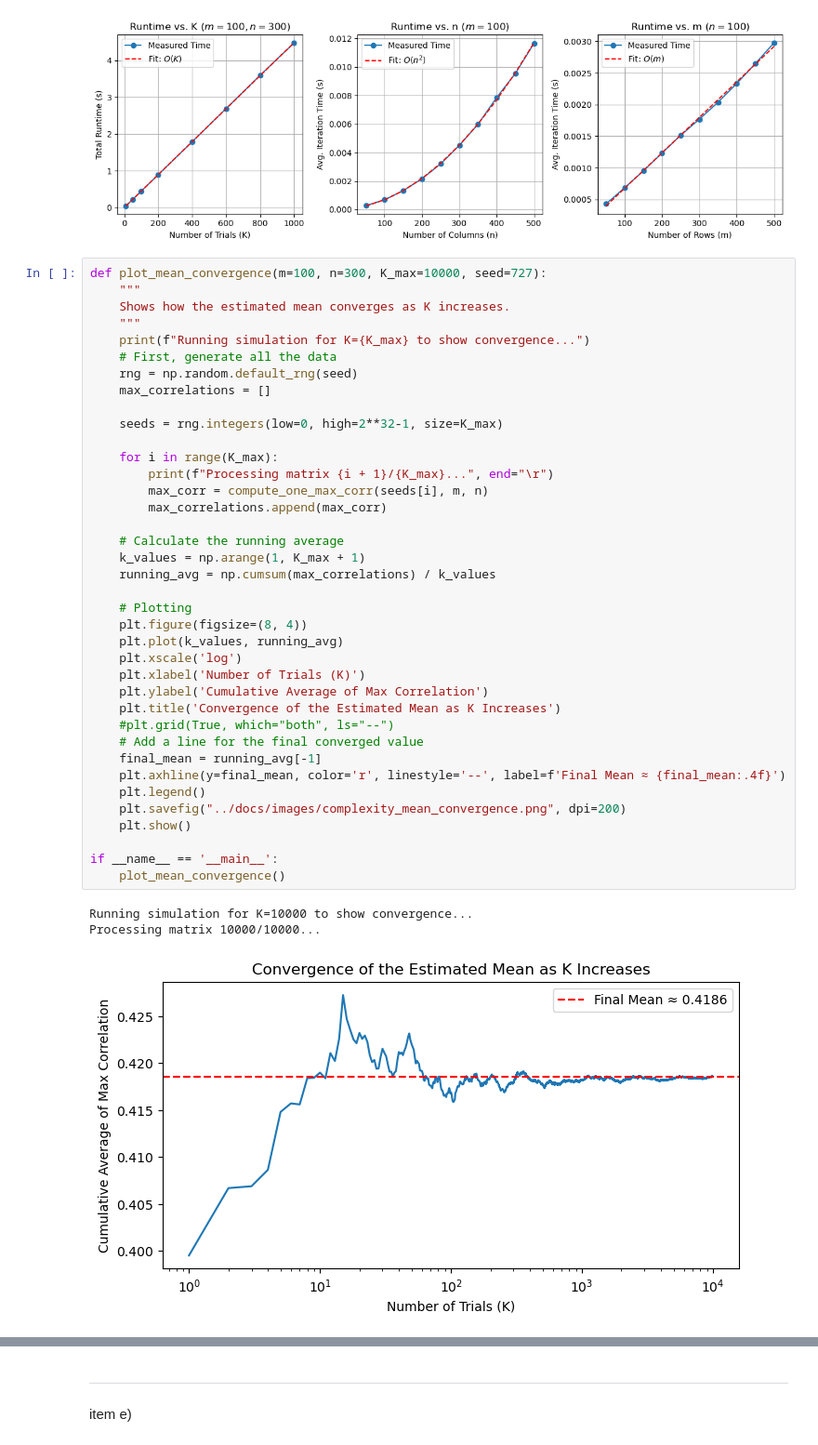
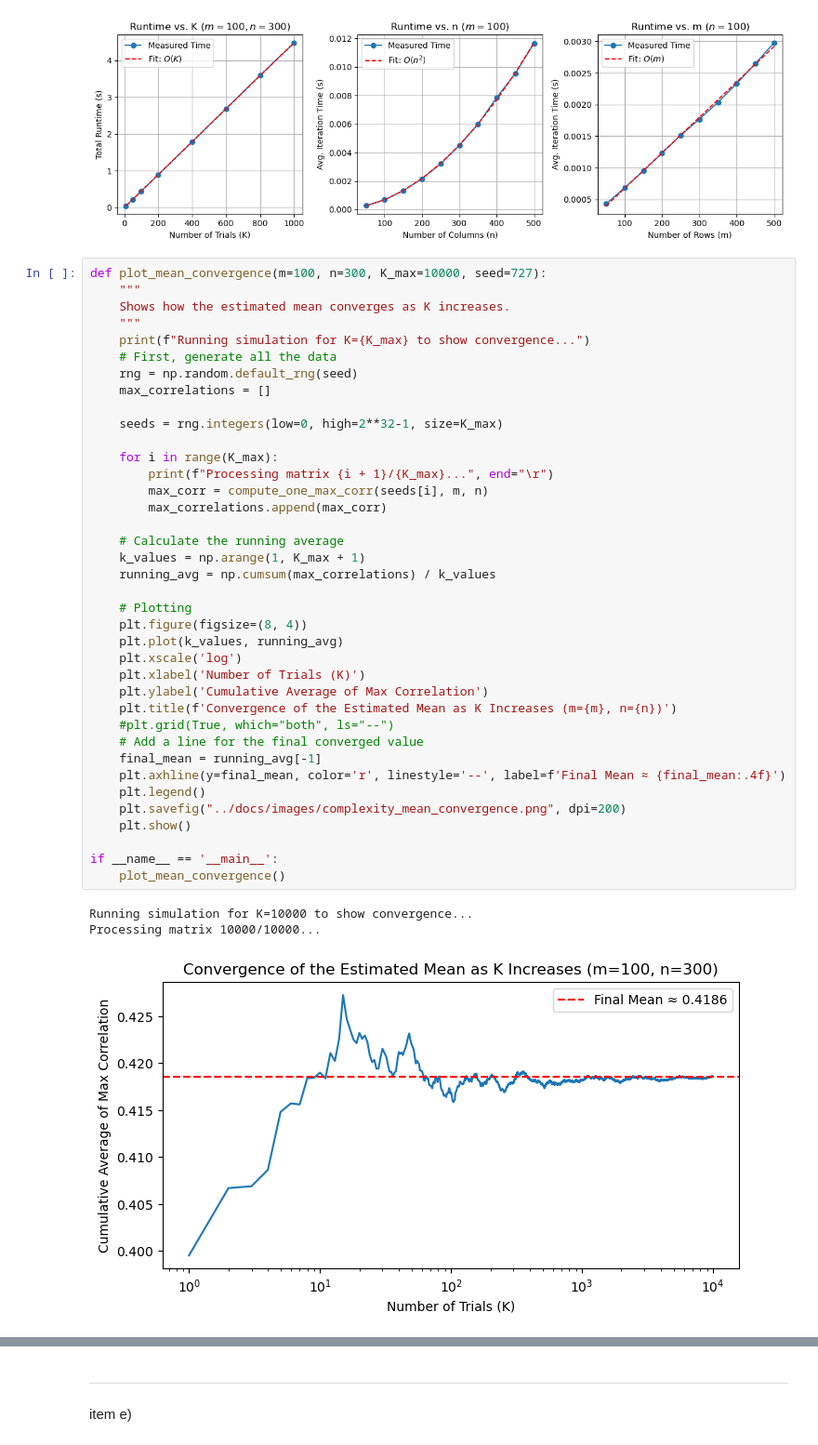
Before and after one commit to arthurabello/nla-assignment-4, a Jupyter notebook: src/assignment.ipynb, the cells around one changed output, grey strips where cells are left out. Shown at 93% size. Cells and saved outputs as stored; diff of their text form.

Commit message:
fix(jupyter|report): further analysis of the choice of K and convergence

```diff
--- a/src/assignment.ipynb
+++ b/src/assignment.ipynb
@@ -567,35 +575,35 @@ def plot_mean_convergence(m=100, n=300, K_max=10000, seed=727):
     seeds = rng.integers(low=0, high=2**32-1, size=K_max)
 
     for i in range(K_max):
         print(f"Processing matrix {i + 1}/{K_max}...", end="\r")
         max_corr = compute_one_max_corr(seeds[i], m, n)
         max_correlations.append(max_corr)
 
     # Calculate the running average
     k_values = np.arange(1, K_max + 1)
     running_avg = np.cumsum(max_correlations) / k_values
 
     # Plotting
     plt.figure(figsize=(8, 4))
     plt.plot(k_values, running_avg)
     plt.xscale('log')
     plt.xlabel('Number of Trials (K)')
     plt.ylabel('Cumulative Average of Max Correlation')
-    plt.title('Convergence of the Estimated Mean as K Increases')
+    plt.title(f'Convergence of the Estimated Mean as K Increases (m={m}, n={n})')
     #plt.grid(True, which="both", ls="--")
     # Add a line for the final converged value
     final_mean = running_avg[-1]
     plt.axhline(y=final_mean, color='r', linestyle='--', label=f'Final Mean ≈ {final_mean:.4f}')
     plt.legend()
     plt.savefig("../docs/images/complexity_mean_convergence.png", dpi=200)
     plt.show()
 
 if __name__ == '__main__':
     plot_mean_convergence()
 # %% [output]
 Running simulation for K=10000 to show convergence...
 Processing matrix 10000/10000...
-[figure, old version]
+[figure, new version]
 # %%
 def plot_mean_convergence_parallel(m=100, n=300, K_max=100000, seed=727):
     """
```
Also changed, not shown: parts of 6 cells of this notebook, 20 other files.
